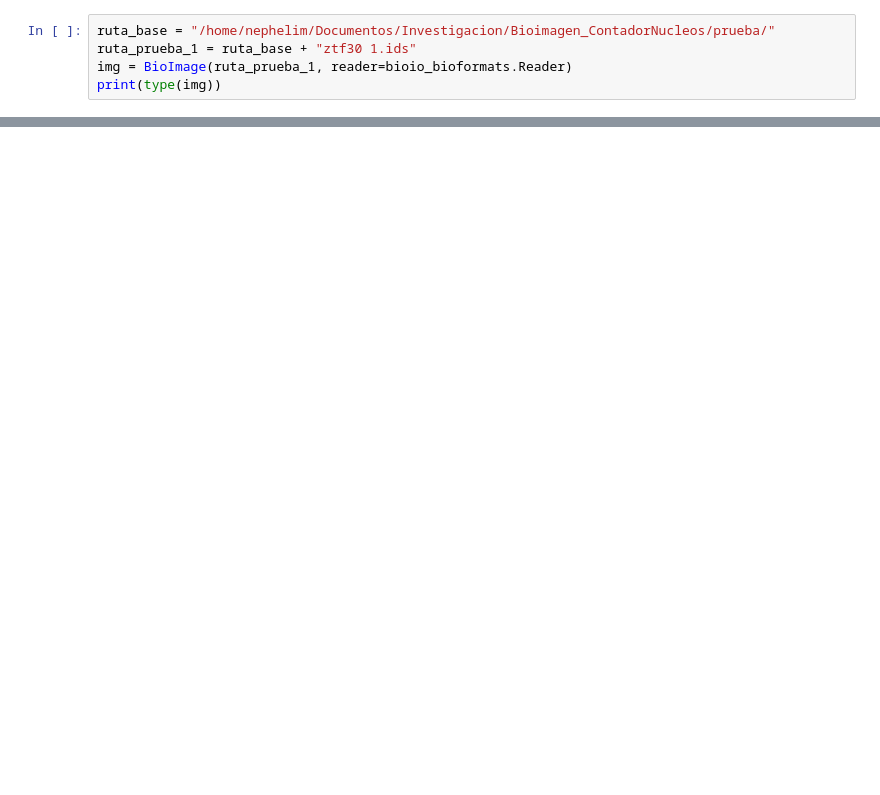
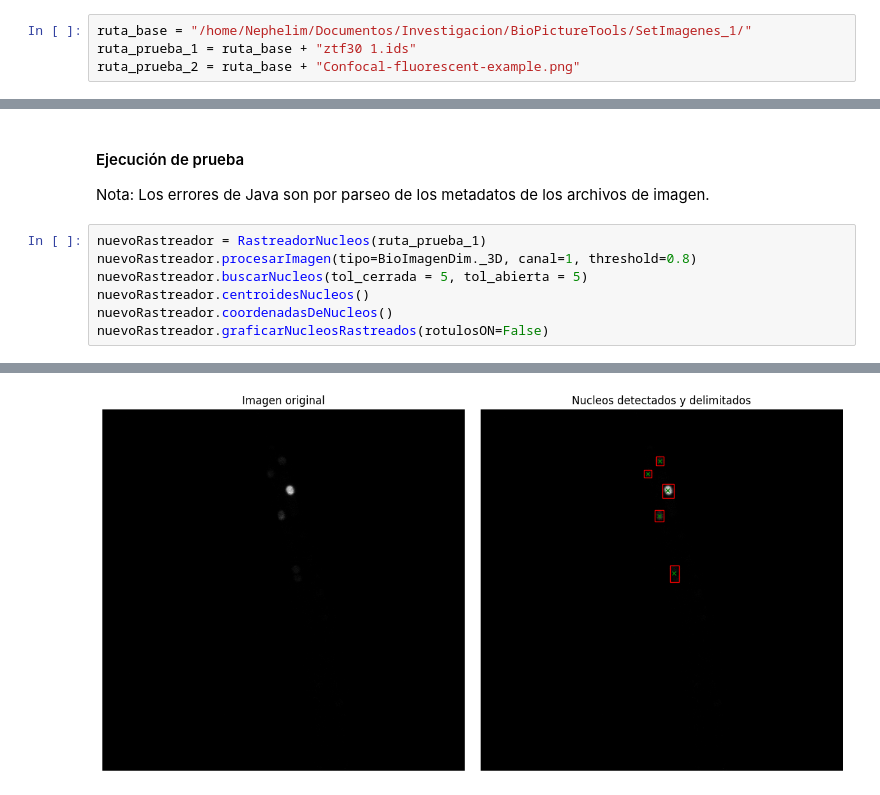
Before and after one commit to NicSal-BadRequest/BioPictureTools, a Jupyter notebook: VersionColab/RastreadorNucleosDeGusano.ipynb, the cells around one changed output, grey strips where cells are left out. Drawn from its saved outputs; the diff is of its cells as text; blank space fills up the shorter version.

```diff
--- a/VersionColab/RastreadorNucleosDeGusano.ipynb
+++ b/VersionColab/RastreadorNucleosDeGusano.ipynb
@@ -20,5 +362,4 @@ pip install python-bioformats
 # %%
-ruta_base = "/home/nephelim/Documentos/Investigacion/Bioimagen_ContadorNucleos/prueba/"
+ruta_base = "/home/Nephelim/Documentos/Investigacion/BioPictureTools/SetImagenes_1/"
 ruta_prueba_1 = ruta_base + "ztf30 1.ids"
-img = BioImage(ruta_prueba_1, reader=bioio_bioformats.Reader)
-print(type(img))
+ruta_prueba_2 = ruta_base + "Confocal-fluorescent-example.png"
@@ -142,0 +366,12 @@ NameError: name 'self' is not defined
+# %% [markdown]
+#### Ejecución de prueba
+
+Nota: Los errores de Java son por parseo de los metadatos de los archivos de imagen.
+# %%
+nuevoRastreador = RastreadorNucleos(ruta_prueba_1)
+nuevoRastreador.procesarImagen(tipo=BioImagenDim._3D, canal=1, threshold=0.8)
+nuevoRastreador.buscarNucleos(tol_cerrada = 5, tol_abierta = 5)
+nuevoRastreador.centroidesNucleos()
+nuevoRastreador.coordenadasDeNucleos()
+nuevoRastreador.graficarNucleosRastreados(rotulosON=False)
+# %% [output]
@@ -142,0 +395 @@ NameError: name 'self' is not defined
+[figure, added]
```
Also changed, not shown: parts of 16 cells of this notebook, 5 other files.
